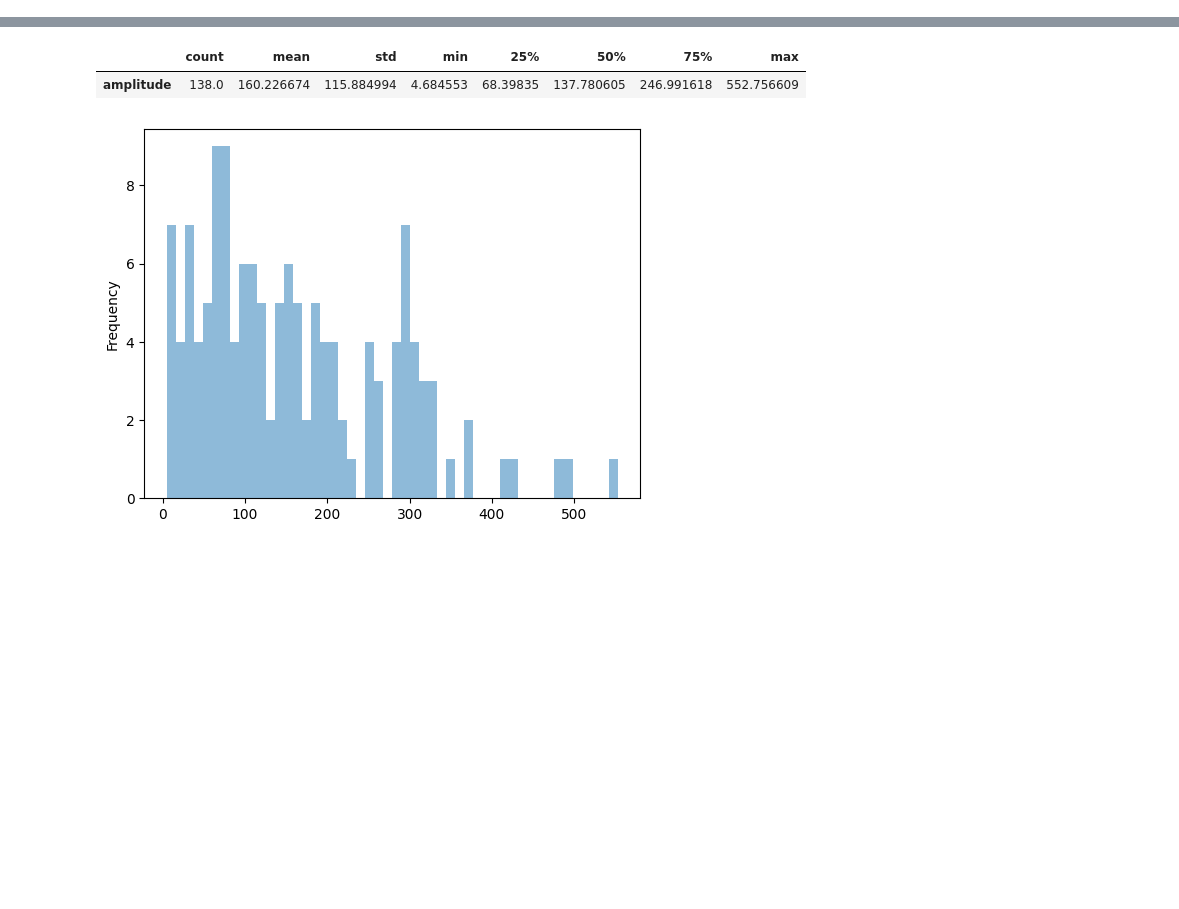
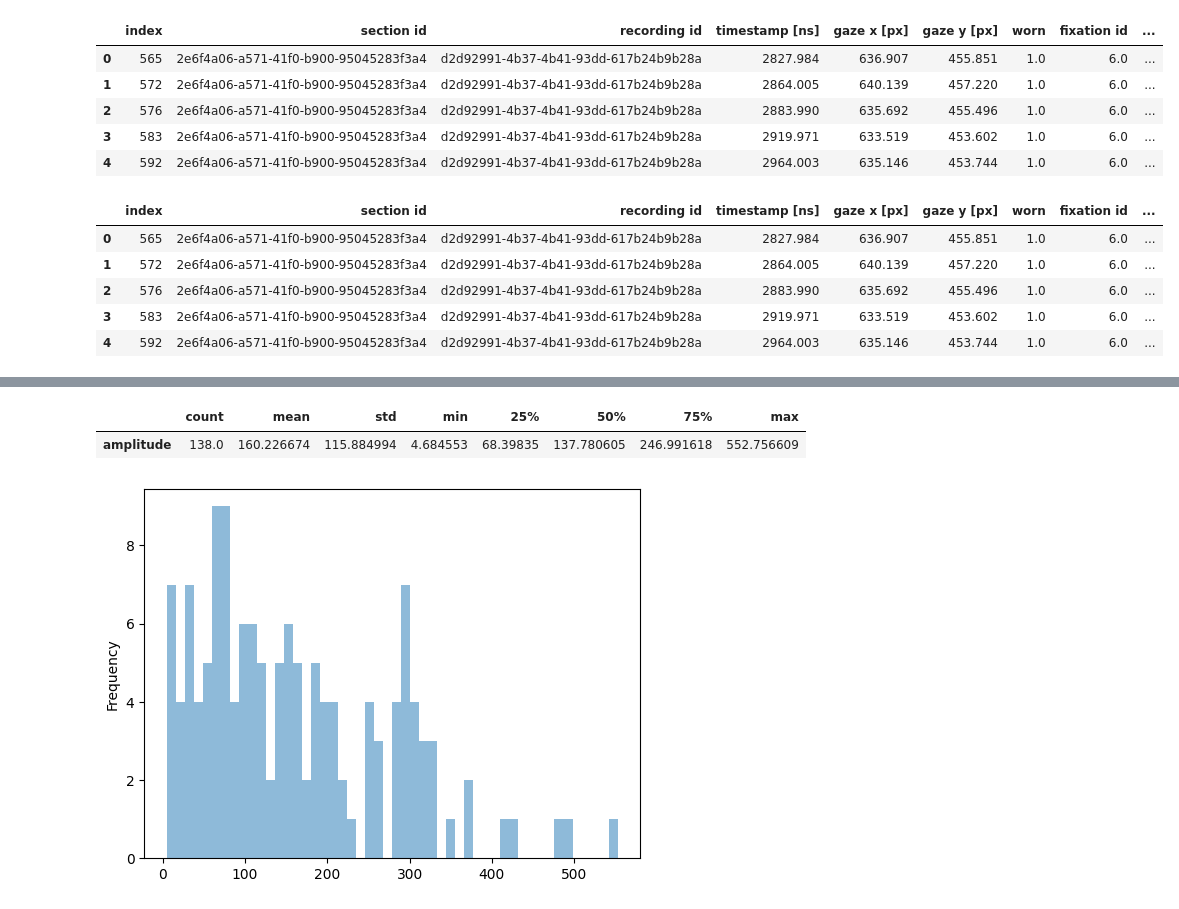
Before and after one commit to nogibjj/Tracking-Gazes-on-Museum-Pieces-Data-Plus, a Jupyter notebook: heatmap_qc.ipynb, the cells around one changed output, grey strips where cells are left out. Cells and saved outputs as stored; diff of their text form; code cells hidden in the pictures; blank space fills up the shorter version.

```diff
--- a/heatmap_qc.ipynb
+++ b/heatmap_qc.ipynb
@@ -32,0 +44,36 @@ for index, row in df.iterrows():
+# %%
+updated_df = pd.read_csv(f'heatmap/output/updated_gaze_{participant}.csv')
+display(updated_df.head())
+
+"""
+Pre-processing
+"""
+updated_df['shifted_timestamp'] = updated_df['timestamp [ns]'].shift(-1)
+updated_df['row_duration'] = (updated_df['shifted_timestamp'] - updated_df['timestamp [ns]'])
+updated_df['saccade id'] = None
+
+for index, row in updated_df.iterrows():
+    if index == 0:
+        continue
+
+    if row['fixation id'] != row['fixation id']: #NaN for missing values
+        # get prev fixation id value
+        if updated_df['fixation id'][index-1] == updated_df['fixation id'][index-1]:
+            updated_df.loc[index, 'saccade id'] = updated_df['fixation id'][index-1]
+        else:
+            updated_df.loc[index, 'saccade id'] = updated_df['saccade id'][index-1]
+
+display(updated_df.head())
+# %% [output]
+|  | index | section id | recording id | timestamp [ns] | gaze x [px] | gaze y [px] | worn | fixation id | ... |
+| 0 | 565 | 2e6f4a06-a571-41f0-b900-95045283f3a4 | d2d92991-4b37-4b41-93dd-617b24b9b28a | 2827.984 | 636.907 | 455.851 | 1.0 | 6.0 | ... |
+| 1 | 572 | 2e6f4a06-a571-41f0-b900-95045283f3a4 | d2d92991-4b37-4b41-93dd-617b24b9b28a | 2864.005 | 640.139 | 457.220 | 1.0 | 6.0 | ... |
+| 2 | 576 | 2e6f4a06-a571-41f0-b900-95045283f3a4 | d2d92991-4b37-4b41-93dd-617b24b9b28a | 2883.990 | 635.692 | 455.496 | 1.0 | 6.0 | ... |
+| 3 | 583 | 2e6f4a06-a571-41f0-b900-95045283f3a4 | d2d92991-4b37-4b41-93dd-617b24b9b28a | 2919.971 | 633.519 | 453.602 | 1.0 | 6.0 | ... |
+| 4 | 592 | 2e6f4a06-a571-41f0-b900-95045283f3a4 | d2d92991-4b37-4b41-93dd-617b24b9b28a | 2964.003 | 635.146 | 453.744 | 1.0 | 6.0 | ... |
+|  | index | section id | recording id | timestamp [ns] | gaze x [px] | gaze y [px] | worn | fixation id | ... |
+| 0 | 565 | 2e6f4a06-a571-41f0-b900-95045283f3a4 | d2d92991-4b37-4b41-93dd-617b24b9b28a | 2827.984 | 636.907 | 455.851 | 1.0 | 6.0 | ... |
+| 1 | 572 | 2e6f4a06-a571-41f0-b900-95045283f3a4 | d2d92991-4b37-4b41-93dd-617b24b9b28a | 2864.005 | 640.139 | 457.220 | 1.0 | 6.0 | ... |
+| 2 | 576 | 2e6f4a06-a571-41f0-b900-95045283f3a4 | d2d92991-4b37-4b41-93dd-617b24b9b28a | 2883.990 | 635.692 | 455.496 | 1.0 | 6.0 | ... |
+| 3 | 583 | 2e6f4a06-a571-41f0-b900-95045283f3a4 | d2d92991-4b37-4b41-93dd-617b24b9b28a | 2919.971 | 633.519 | 453.602 | 1.0 | 6.0 | ... |
+| 4 | 592 | 2e6f4a06-a571-41f0-b900-95045283f3a4 | d2d92991-4b37-4b41-93dd-617b24b9b28a | 2964.003 | 635.146 | 453.744 | 1.0 | 6.0 | ... |
```
Also changed, not shown: parts of 6 cells of this notebook, 23 other files.
